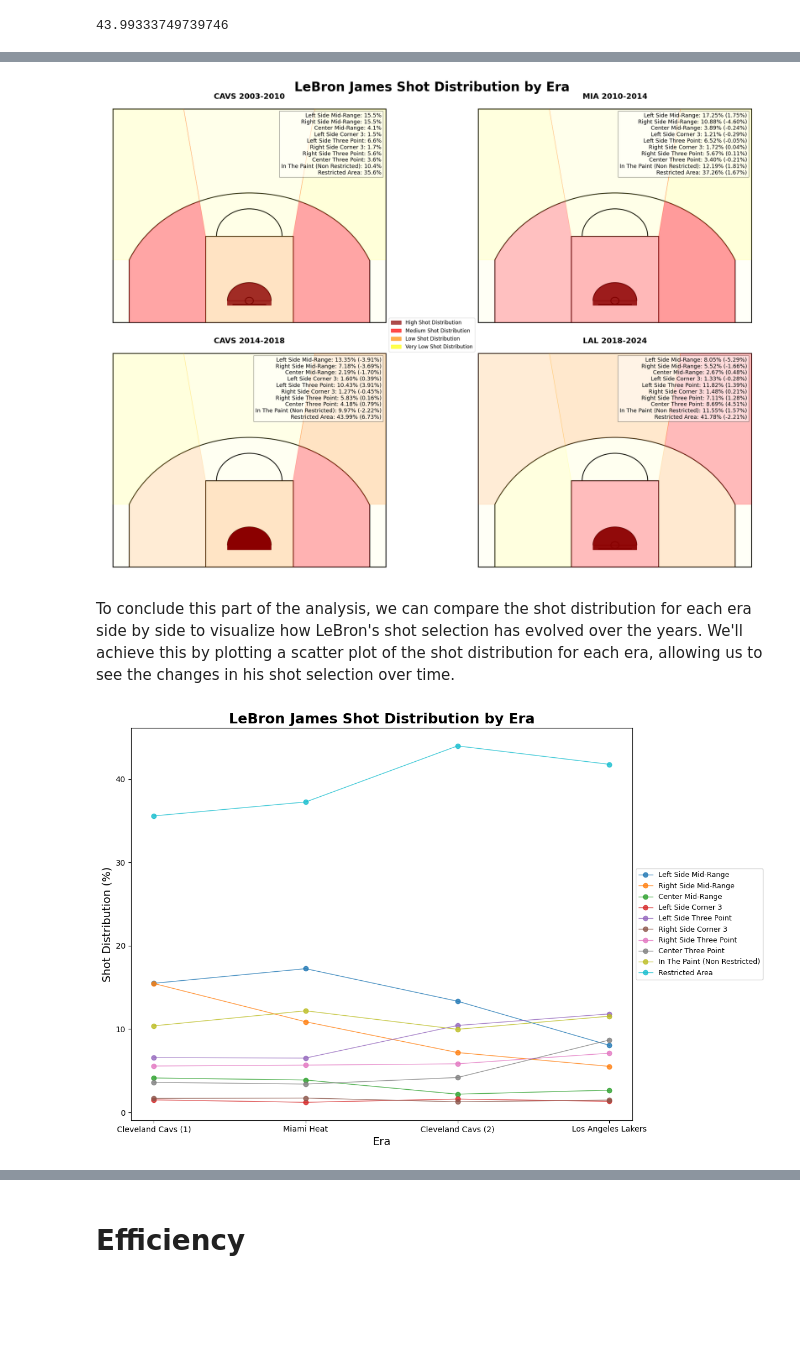
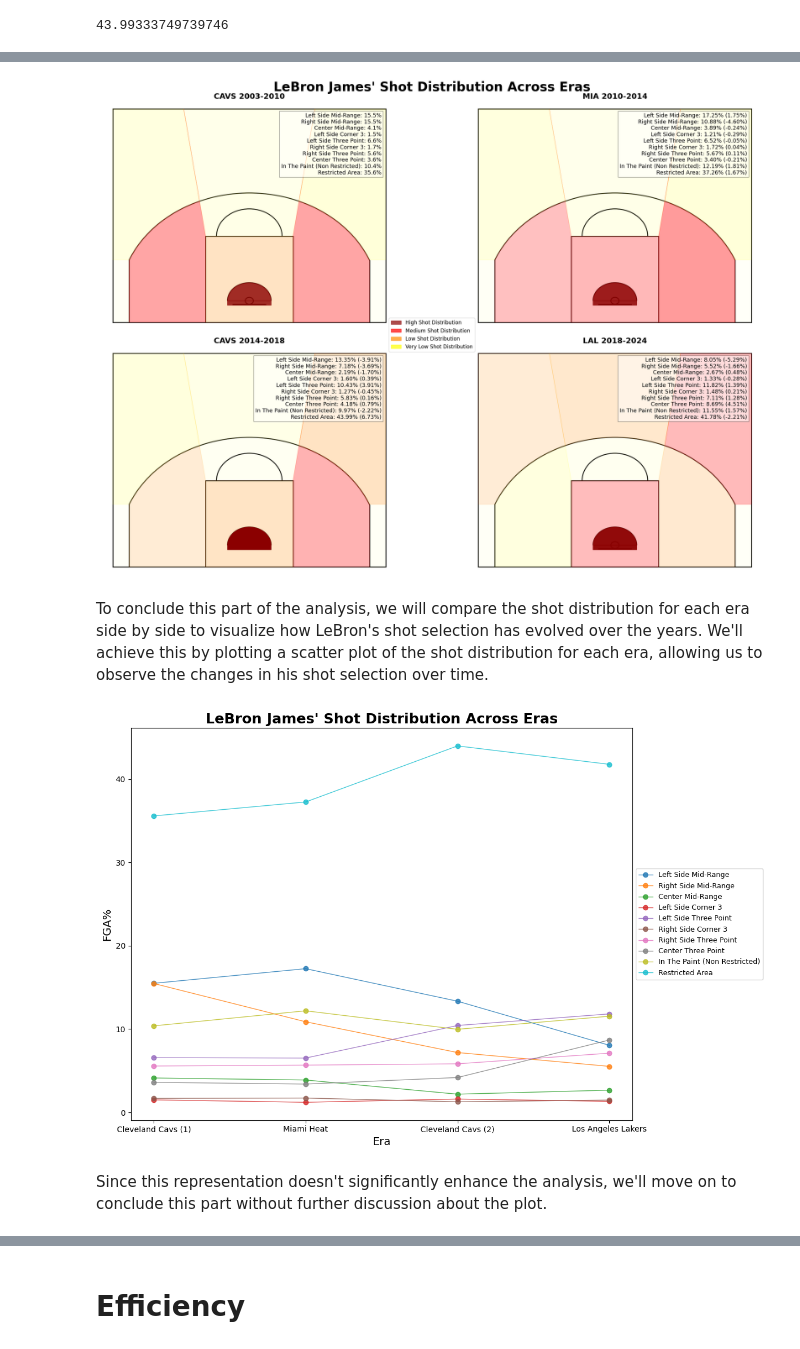
Before and after one commit to francescobortuzzo/DataScienceProject, a Jupyter notebook: creazione_plot/plot.ipynb, the cells around one changed output, grey strips where cells are left out. Cells and saved outputs as stored; diff of their text form; code cells hidden in the pictures; blank space fills up the shorter version.

```diff
--- a/creazione_plot/plot.ipynb
+++ b/creazione_plot/plot.ipynb
@@ -384,5 +399,9 @@ At this stage, we've successfully created a heatmap illustrating LeBron James' s
 # %%
-# Funzione per disegnare il campo e riempire le aree
+# generic function to plot the shot distribution for each era
+# Parameters: ax (Axes): The Axes object to draw the plot on.
+#             title (str): The title of the plot.
+#             color_opacity (dict): A dictionary mapping each area to a list containing the color and opacity values.
+# Returns: None
 def draw_and_fill(ax, title, color_opacity):
     draw_court(ax)
     areas = create_polygons()
@@ -393,7 +412,12 @@ def draw_and_fill(ax, title, color_opacity):
     ax.axis('off')
     ax.set_title(title, fontsize=18, fontweight='bold')
 
-# Funzione per aggiungere la leggenda con la distribuzione dei tiri
+# generic function to add the legend box with shot distribution information
+# Parameters: ax (Axes): The Axes object to draw the plot on.
+#             distribution (dict): A dictionary mapping each area to the percentage of shots attempted in that area.
+#             reference_distribution (dict): A dictionary of the previous era's shot distribution. If provided, the legend will
+#                                           show the percentage of shots attempted in each area and the difference from the previous era,
+#                                           otherwise it will show only the percentage of shots attempted.
 def add_legend(ax, distribution, reference_distribution=None):
     if reference_distribution is None:
         text = '\n'.join([f'{area}: {distribution[area]:.1f}%' for area in distribution.keys()])
@@ -403,38 +427,47 @@ def add_legend(ax, distribution, reference_distribution=None):
     ax.text(0.94, 0.95, text, fontsize=13, verticalalignment='top', horizontalalignment='right',
             transform=ax.transAxes, bbox=dict(facecolor='white', edgecolor='black', alpha=0.5))
 
-# Crea la figura e gli assi
-W_subplots = 12  # Larghezza dei subplots
-H_subplots = 11  # Altezza dei subplots
-width_space = 6   # Spaziatura laterale
-height_space = 0.2  # Spaziatura verticale
+# Set the size of the plot
 
-# Dimensioni del subplot
+#data used to mantain the correct ratio between width and height
+W_subplots = 12  # Subplots width
+H_subplots = 11  # Subplots height
+
+# Space between subplot
+width_space = 6   # Orizzontal space
+height_space = 0.2  # Vertical space
+
+# Actual size of the subplot
+#Using this size because of slide presentation
 subplot_width = 9
 subplot_height = H_subplots * (subplot_width / W_subplots)
 
-# Dimensioni del plot
+# Total size of the figure
 fig_width = 2 * subplot_width + width_space
 fig_height = subplot_height * 2 + height_space
 
+#Set plot size
 fig, axs = plt.subplots(2, 2, figsize=(fig_width, fig_height))
+# set width and height between subplots
+plt.subplots_adjust(wspace=6, hspace=0.2)
 
-# Disegna e riempi i campi per ciascun periodo
+# Draw and fill the court for each era
 draw_and_fill(axs[0, 0], 'CAVS 2003-2010', color_and_opacity(distribution_cavs1, 1))
 draw_and_fill(axs[0, 1], 'MIA 2010-2014', color_and_opacity(distribution_mia, 1))
 draw_and_fill(axs[1, 0], 'CAVS 2014-2018', color_and_opacity(distribution_cavs2, 1))
 draw_and_fill(axs[1, 1], 'LAL 2018-2024', color_and_opacity(distribution_lal, 1))
 
-# Aggiungi le leggende
+# Add the legend box with shot distribution information for each era
 add_legend(axs[0, 0], distribution_cavs1)
 add_legend(axs[0, 1], distribution_mia, distribution_cavs1)
 add_legend(axs[1, 0], distribution_cavs2, distribution_mia)
 add_legend(axs[1, 1], distribution_lal, distribution_cavs2)
 
 #Add Title
-fig.suptitle('LeBron James Shot Distribution by Era', fontsize=30, fontweight='bold', x=0.54)
+fig.suptitle('LeBron James\' Shot Distribution Across Eras', fontsize=30, fontweight='bold', x=0.54)
 
 
+# Create custom legend handles
 legend_handles = [
     patches.Patch(color='darkred', alpha=0.7, label='High Shot Distribution'),
     patches.Patch(color='red', alpha=0.7, label='Medium Shot Distribution'),
@@ -442,54 +475,52 @@ legend_handles = [
     patches.Patch(color='yellow', alpha=0.7, label='Very Low Shot Distribution')
 ]
 
-# Aggiungi la legenda
-#centrata tra i subplot
+# Add the custom legend to the figure
 #params are set manually to fit the legend in the best way
 fig.legend(handles=legend_handles, loc='center', fontsize=12, bbox_to_anchor=(0.54, 0.483))
 
-# set width and height between subplots
-plt.subplots_adjust(wspace=6, hspace=0.2)
-
 plt.tight_layout()
 plt.show()
 # %% [output]
-[figure, old version]
+[figure, new version]
 # %% [markdown]
-To conclude this part of the analysis, we can compare the shot distribution for each era side by side to visualize how LeBron's shot selection has evolved over the years. We'll achieve this by plotting a scatter plot of the shot distribution for each era, allowing us to see the changes in his shot selection over time.
+To conclude this part of the analysis, we will compare the shot distribution for each era side by side to visualize how LeBron's shot selection has evolved over the years. We'll achieve this by plotting a scatter plot of the shot distribution for each era, allowing us to observe the changes in his shot selection over time.
 # %%
 # Define shot distribution lists for each area
 areas = [
     'Left Side Mid-Range', 'Right Side Mid-Range', 'Center Mid-Range',
     'Left Side Corner 3', 'Left Side Three Point', 'Right Side Corner 3',
     'Right Side Three Point', 'Center Three Point',
     'In The Paint (Non Restricted)', 'Restricted Area'
 ]
 
 # Initialize empty lists for each area
 area_distributions = {area: [] for area in areas}
 
 # Append the values to the lists
 for era in [distribution_cavs1, distribution_mia, distribution_cavs2, distribution_lal]:
     for area in areas:
         area_distributions[area].append(era[area])
 
 # Set the size of the plot
 fig, ax = plt.subplots(figsize=(12, 8))
 
 # Plot the data for each area
 for area in areas:
     plt.plot(eras_label, area_distributions[area], marker='o', label=area, linestyle='solid', linewidth=1, alpha=0.8)
 
 # Add labels and title
 plt.xlabel('Era', fontsize=14)
-plt.ylabel('Shot Distribution (%)', fontsize=14)
-plt.title('LeBron James Shot Distribution by Era', fontsize=18, fontweight='bold')
+plt.ylabel('FGA%', fontsize=14)
+plt.title('LeBron James\' Shot Distribution Across Eras', fontsize=18, fontweight='bold')
 
 # Add a legend
 plt.legend(fontsize=9, loc='center left', bbox_to_anchor=(1, 0.5))
 
 plt.tight_layout()
 plt.show()
 # %% [output]
-[figure, old version]
+[figure, new version]
+# %% [markdown]
+Since this representation doesn't significantly enhance the analysis, we'll move on to conclude this part without further discussion about the plot.
 # %% [markdown]
```
Also changed, not shown: parts of 12 cells of this notebook.
